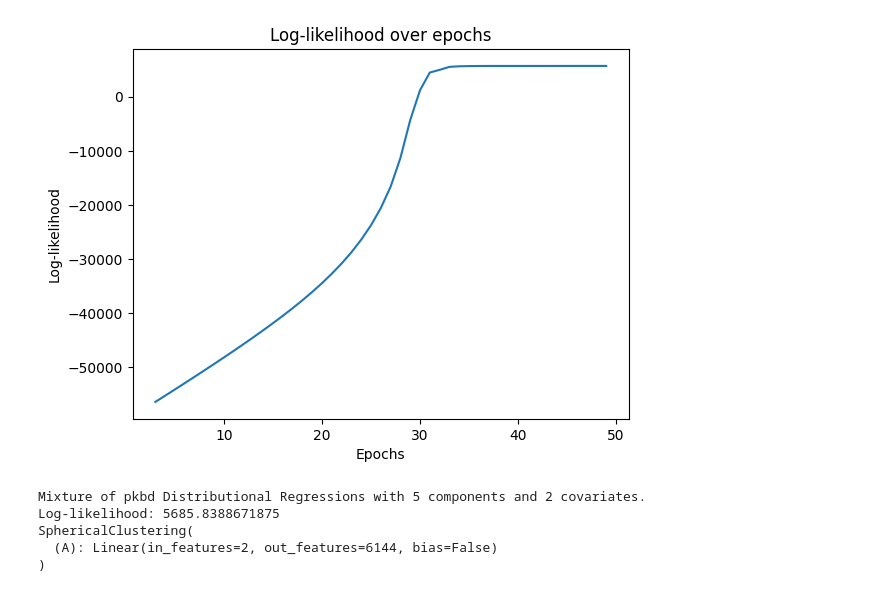
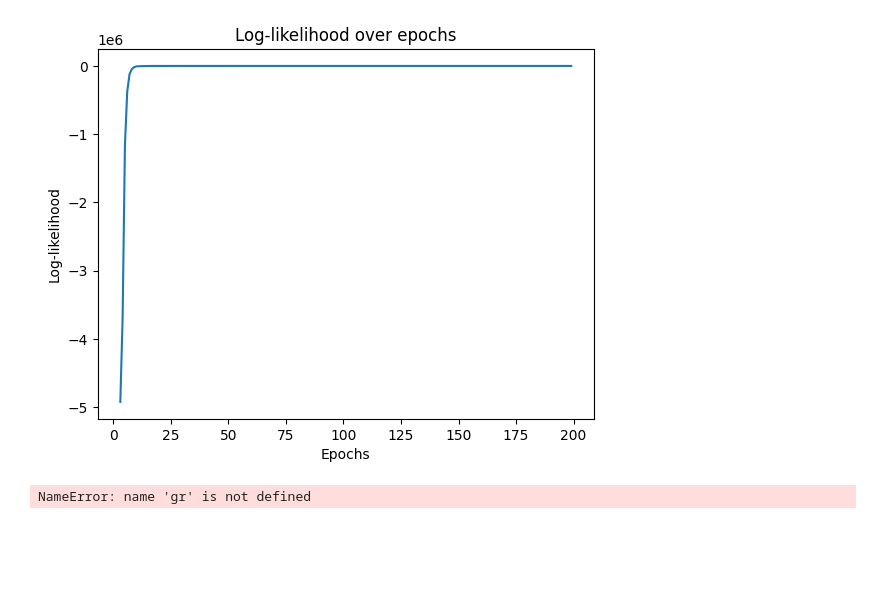
Before and after one commit to lsablica/Spheroids, a Jupyter notebook: spheroids/develop.ipynb, the cells around one changed output. Cells and saved outputs as stored; diff of their text form; code cells hidden in the pictures; blank space fills up the shorter version.

```diff
--- a/spheroids/develop.ipynb
+++ b/spheroids/develop.ipynb
@@ -312,8 +336,8 @@ class SphericalClustering(nn.Module):
             return posterior, mu, rho
 # %%
 #device = 'cuda' if torch.cuda.is_available() else 'cpu'
-device = "cpu"
-N, C, d, K = 200, 2, 1024, 6  # Example dimensions
+device = "cuda"
+N, C, d, K = 20000, 2, 1024, 8  # Example dimensions
 X = torch.randn(N, C)  # Covariates NxC
 Y = torch.randn(N, d)  # Response Nxd
 Y = Y / torch.norm(Y, dim=1, keepdim=True)  # Normalize Y
@@ -328 +352,8 @@ SphericalClustering(
 )
+# %%
+from torch.utils.data import DataLoader, TensorDataset
+
+dataset = TensorDataset(X, Y)
+dataloader = DataLoader(dataset, batch_size=100, shuffle=False)
+# %%
+model.fit_dataloader(dataloader, num_epochs=200, num_inner_steps=10, lr=1e-1)
@@ -329,3 +379,3 @@ SphericalClustering(
 # %%
-loglikkkks = model.fit(X, Y, num_epochs=100, num_inner_steps=20, lr=1e-3)
+loglikkkks = model.fit(X, Y, num_epochs=200, num_inner_steps=10, lr=1e-2)
 # %% [output]
@@ -349,9 +399,5 @@ Epoch 49/100, Loss: -48.83549118041992, Log-likelihood: 5685.82958984375
-[figure, old version]
+[figure, new version]
-# %%
-model
-# %% [output]
-Mixture of pkbd Distributional Regressions with 5 components and 2 covariates.
-Log-likelihood: 5685.8388671875
-SphericalClustering(
-  (A): Linear(in_features=2, out_features=6144, bias=False)
-)
+# %%
+gr.collect()
+# %% [output]
+NameError: name 'gr' is not defined
```
Also changed, not shown: parts of 4 cells of this notebook.
